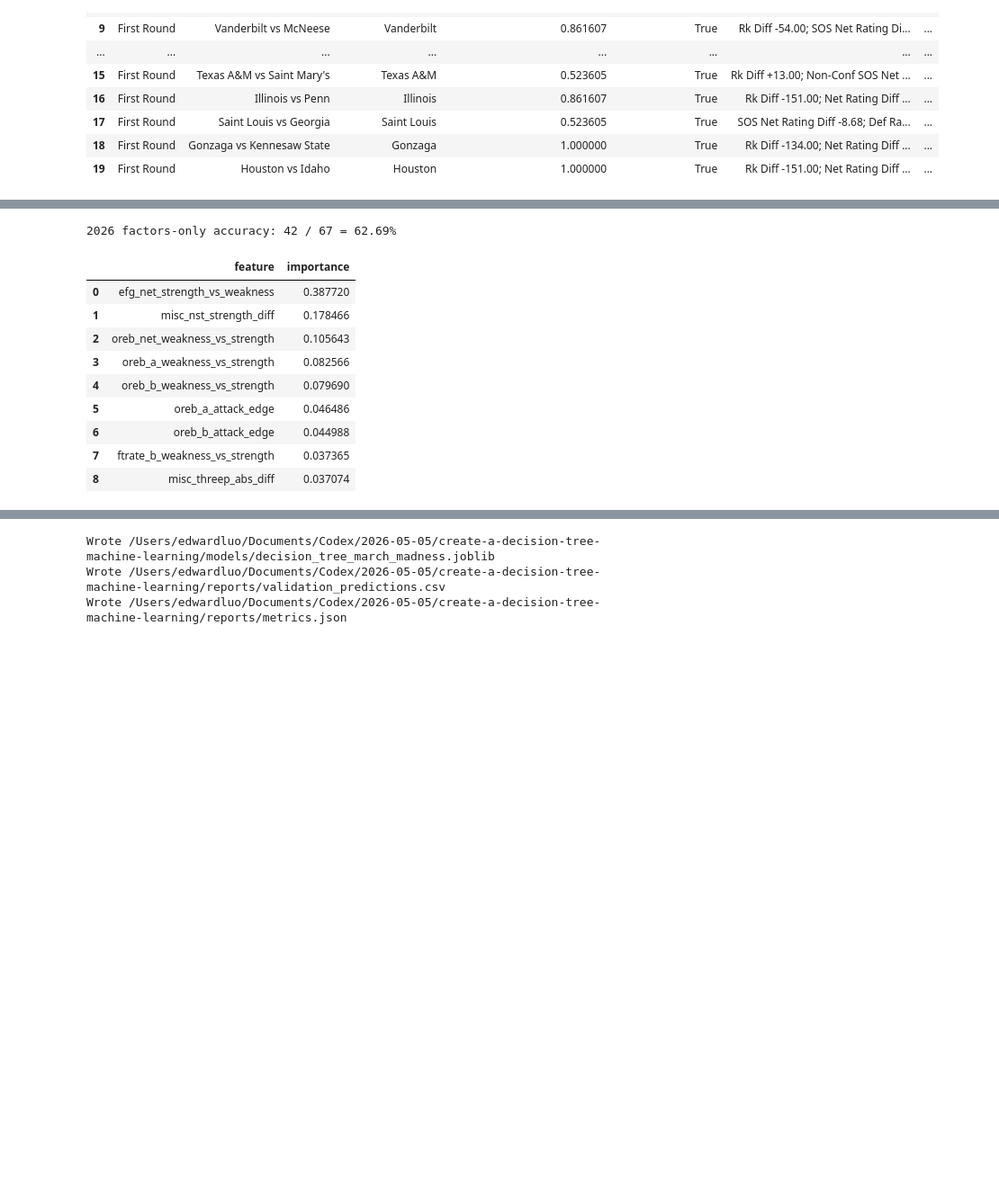
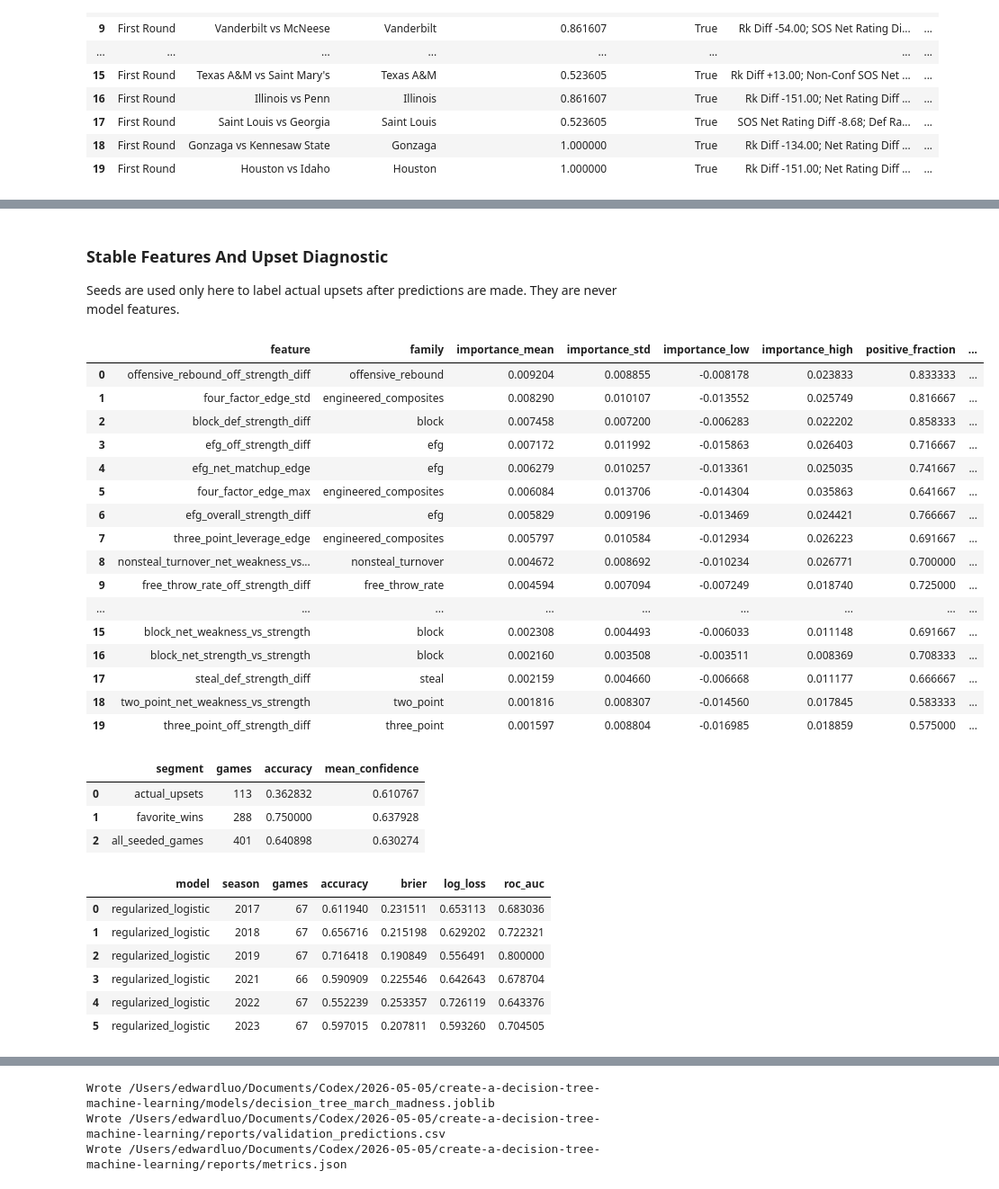
Before and after one commit to spacecowboy301/march-madness-decision-tree, a Jupyter notebook: notebooks/march_madness_decision_tree.ipynb, the cells around one changed output, grey strips where cells are left out. Shown at 90% size. Saved outputs shown, nothing was run; the diff lists cells and outputs as text; code cells hidden in the pictures; blank space fills up the shorter version.

Commit message:
Add trustworthy factor importance analysis

```diff
--- a/notebooks/march_madness_decision_tree.ipynb
+++ b/notebooks/march_madness_decision_tree.ipynb
@@ -431,9 +433,0 @@ This section removes KenPom rank, net rating, luck, and broad adjusted efficienc
-# %%
-from src.train_factor_matchup_model import main as run_factor_matchup_model
-
-run_factor_matchup_model()
-
-factor_metrics = json.loads((PROJECT_ROOT / 'reports' / 'factor_model_metrics.json').read_text())
-factor_2026 = json.loads((PROJECT_ROOT / 'reports' / '2026_factor_model_summary.json').read_text())
-
-pd.DataFrame(factor_metrics['metrics']).T
@@ -471,19 +517,42 @@ display(Image(filename=str(PROJECT_ROOT / 'reports' / 'factor_model_feature_impo
+# %% [markdown]
+### Stable Features And Upset Diagnostic
+
+Seeds are used only here to label actual upsets after predictions are made. They are never model features.
 # %%
 factor_top_features = pd.read_csv(PROJECT_ROOT / 'reports' / 'factor_model_top_features.csv')
-factor_predictions_2026 = pd.read_csv(PROJECT_ROOT / 'reports' / '2026_factor_model_predictions.csv')
+factor_upsets = pd.read_csv(PROJECT_ROOT / 'reports' / 'factor_model_upset_analysis.csv')
+factor_rolling = pd.read_csv(PROJECT_ROOT / 'reports' / 'factor_model_rolling_validation.csv')
 
-print(f"2026 factors-only accuracy: {factor_2026['correct']} / {factor_2026['games']} = {factor_2026['accuracy']:.2%}")
-factor_top_features.head(20)
+display(factor_top_features.head(20))
+display(factor_upsets)
+factor_rolling[factor_rolling['model'].eq(factor_metrics['selected_model'])]
 # %% [output]
-2026 factors-only accuracy: 42 / 67 = 62.69%
-|  | feature | importance |
-| 0 | efg_net_strength_vs_weakness | 0.387720 |
-| 1 | misc_nst_strength_diff | 0.178466 |
-| 2 | oreb_net_weakness_vs_strength | 0.105643 |
-| 3 | oreb_a_weakness_vs_strength | 0.082566 |
-| 4 | oreb_b_weakness_vs_strength | 0.079690 |
-| 5 | oreb_a_attack_edge | 0.046486 |
-| 6 | oreb_b_attack_edge | 0.044988 |
-| 7 | ftrate_b_weakness_vs_strength | 0.037365 |
-| 8 | misc_threep_abs_diff | 0.037074 |
+|  | feature | family | importance_mean | importance_std | importance_low | importance_high | positive_fraction | ... |
+| 0 | offensive_rebound_off_strength_diff | offensive_rebound | 0.009204 | 0.008855 | -0.008178 | 0.023833 | 0.833333 | ... |
+| 1 | four_factor_edge_std | engineered_composites | 0.008290 | 0.010107 | -0.013552 | 0.025749 | 0.816667 | ... |
+| 2 | block_def_strength_diff | block | 0.007458 | 0.007200 | -0.006283 | 0.022202 | 0.858333 | ... |
+| 3 | efg_off_strength_diff | efg | 0.007172 | 0.011992 | -0.015863 | 0.026403 | 0.716667 | ... |
+| 4 | efg_net_matchup_edge | efg | 0.006279 | 0.010257 | -0.013361 | 0.025035 | 0.741667 | ... |
+| 5 | four_factor_edge_max | engineered_composites | 0.006084 | 0.013706 | -0.014304 | 0.035863 | 0.641667 | ... |
+| 6 | efg_overall_strength_diff | efg | 0.005829 | 0.009196 | -0.013469 | 0.024421 | 0.766667 | ... |
+| 7 | three_point_leverage_edge | engineered_composites | 0.005797 | 0.010584 | -0.012934 | 0.026223 | 0.691667 | ... |
+| 8 | nonsteal_turnover_net_weakness_vs... | nonsteal_turnover | 0.004672 | 0.008692 | -0.010234 | 0.026771 | 0.700000 | ... |
+| 9 | free_throw_rate_off_strength_diff | free_throw_rate | 0.004594 | 0.007094 | -0.007249 | 0.018740 | 0.725000 | ... |
+| ... | ... | ... | ... | ... | ... | ... | ... | ... |
+| 15 | block_net_weakness_vs_strength | block | 0.002308 | 0.004493 | -0.006033 | 0.011148 | 0.691667 | ... |
+| 16 | block_net_strength_vs_strength | block | 0.002160 | 0.003508 | -0.003511 | 0.008369 | 0.708333 | ... |
+| 17 | steal_def_strength_diff | steal | 0.002159 | 0.004660 | -0.006668 | 0.011177 | 0.666667 | ... |
+| 18 | two_point_net_weakness_vs_strength | two_point | 0.001816 | 0.008307 | -0.014560 | 0.017845 | 0.583333 | ... |
+| 19 | three_point_off_strength_diff | three_point | 0.001597 | 0.008804 | -0.016985 | 0.018859 | 0.575000 | ... |
+|  | segment | games | accuracy | mean_confidence |
+| 0 | actual_upsets | 113 | 0.362832 | 0.610767 |
+| 1 | favorite_wins | 288 | 0.750000 | 0.637928 |
+| 2 | all_seeded_games | 401 | 0.640898 | 0.630274 |
+|  | model | season | games | accuracy | brier | log_loss | roc_auc |
+| 0 | regularized_logistic | 2017 | 67 | 0.611940 | 0.231511 | 0.653113 | 0.683036 |
+| 1 | regularized_logistic | 2018 | 67 | 0.656716 | 0.215198 | 0.629202 | 0.722321 |
+| 2 | regularized_logistic | 2019 | 67 | 0.716418 | 0.190849 | 0.556491 | 0.800000 |
+| 3 | regularized_logistic | 2021 | 66 | 0.590909 | 0.225546 | 0.642643 | 0.678704 |
+| 4 | regularized_logistic | 2022 | 67 | 0.552239 | 0.253357 | 0.726119 | 0.643376 |
+| 5 | regularized_logistic | 2023 | 67 | 0.597015 | 0.207811 | 0.593260 | 0.704505 |
 # %% [markdown]
```
Also changed, not shown: parts of 20 cells of this notebook, 23 other files.
